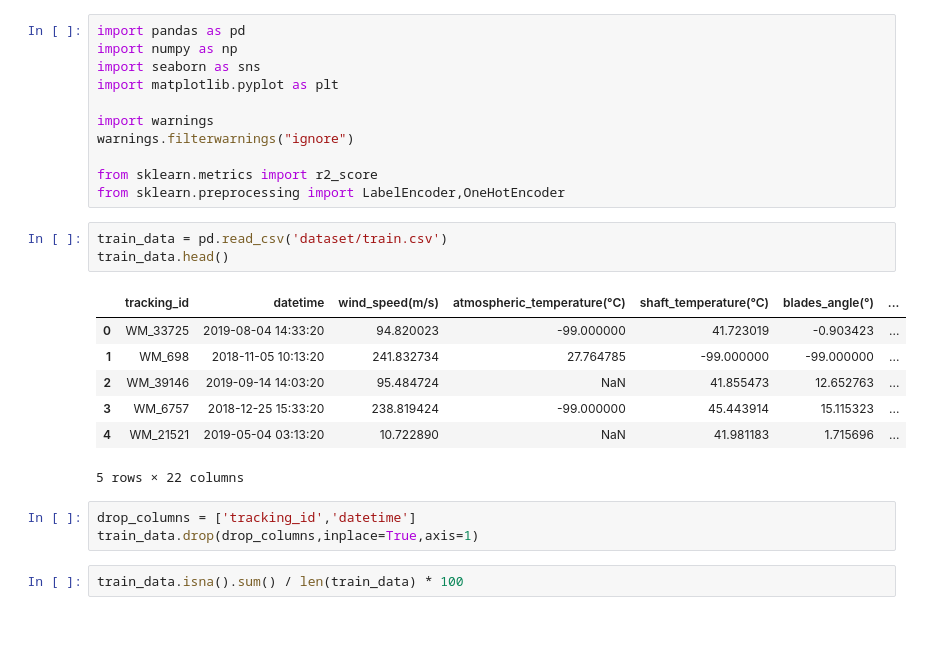
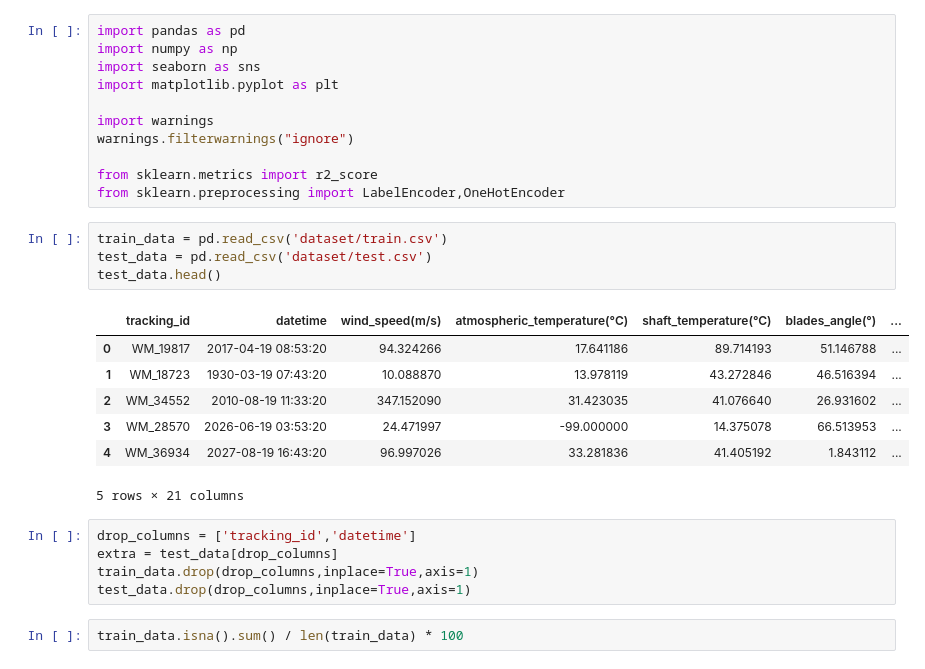
Before and after one commit to himanshu004/ML-DS-Hackathons, a Jupyter notebook: Hacker Earth/Predict-Windmill-Power/notebook.ipynb, the cells around one changed output. Cells and saved outputs as stored; diff of their text form; blank space fills up the shorter version.

```diff
--- a/Hacker Earth/Predict-Windmill-Power/notebook.ipynb
+++ b/Hacker Earth/Predict-Windmill-Power/notebook.ipynb
@@ -11,18 +11,21 @@ from sklearn.metrics import r2_score
 from sklearn.preprocessing import LabelEncoder,OneHotEncoder
 # %%
 train_data = pd.read_csv('dataset/train.csv')
-train_data.head()
+test_data = pd.read_csv('dataset/test.csv')
+test_data.head()
 # %% [output]
 |  | tracking_id | datetime | wind_speed(m/s) | atmospheric_temperature(°C) | shaft_temperature(°C) | blades_angle(°) | ... |
-| 0 | WM_33725 | 2019-08-04 14:33:20 | 94.820023 | -99.000000 | 41.723019 | -0.903423 | ... |
-| 1 | WM_698 | 2018-11-05 10:13:20 | 241.832734 | 27.764785 | -99.000000 | -99.000000 | ... |
-| 2 | WM_39146 | 2019-09-14 14:03:20 | 95.484724 | NaN | 41.855473 | 12.652763 | ... |
-| 3 | WM_6757 | 2018-12-25 15:33:20 | 238.819424 | -99.000000 | 45.443914 | 15.115323 | ... |
-| 4 | WM_21521 | 2019-05-04 03:13:20 | 10.722890 | NaN | 41.981183 | 1.715696 | ... |
+| 0 | WM_19817 | 2017-04-19 08:53:20 | 94.324266 | 17.641186 | 89.714193 | 51.146788 | ... |
+| 1 | WM_18723 | 1930-03-19 07:43:20 | 10.088870 | 13.978119 | 43.272846 | 46.516394 | ... |
+| 2 | WM_34552 | 2010-08-19 11:33:20 | 347.152090 | 31.423035 | 41.076640 | 26.931602 | ... |
+| 3 | WM_28570 | 2026-06-19 03:53:20 | 24.471997 | -99.000000 | 14.375078 | 66.513953 | ... |
+| 4 | WM_36934 | 2027-08-19 16:43:20 | 96.997026 | 33.281836 | 41.405192 | 1.843112 | ... |
-5 rows × 22 columns
+5 rows × 21 columns
 # %%
 drop_columns = ['tracking_id','datetime']
+extra = test_data[drop_columns]
 train_data.drop(drop_columns,inplace=True,axis=1)
+test_data.drop(drop_columns,inplace=True,axis=1)
 # %%
 train_data.isna().sum() / len(train_data) * 100
 # %% [output]
```
Also changed, not shown: parts of 19 cells of this notebook, 1 other file.
